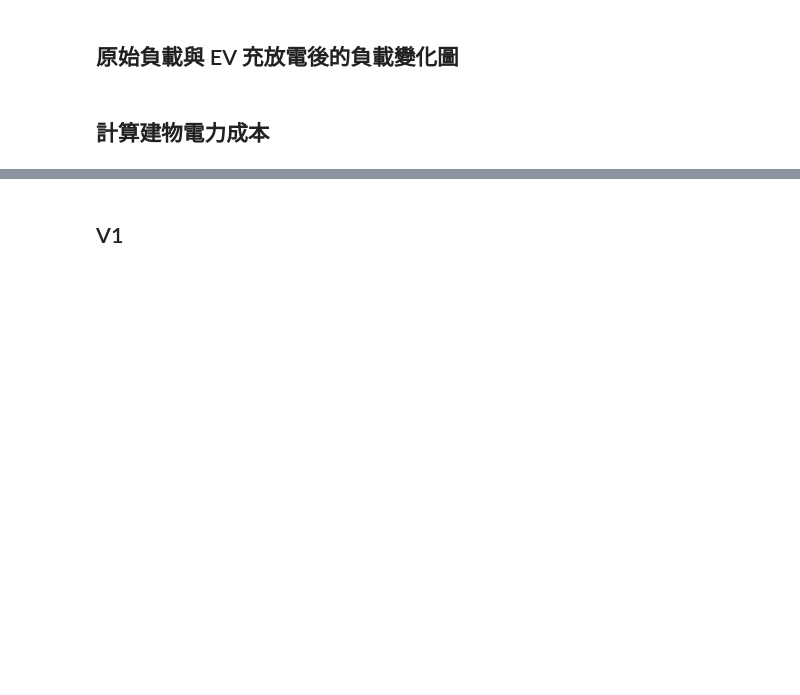
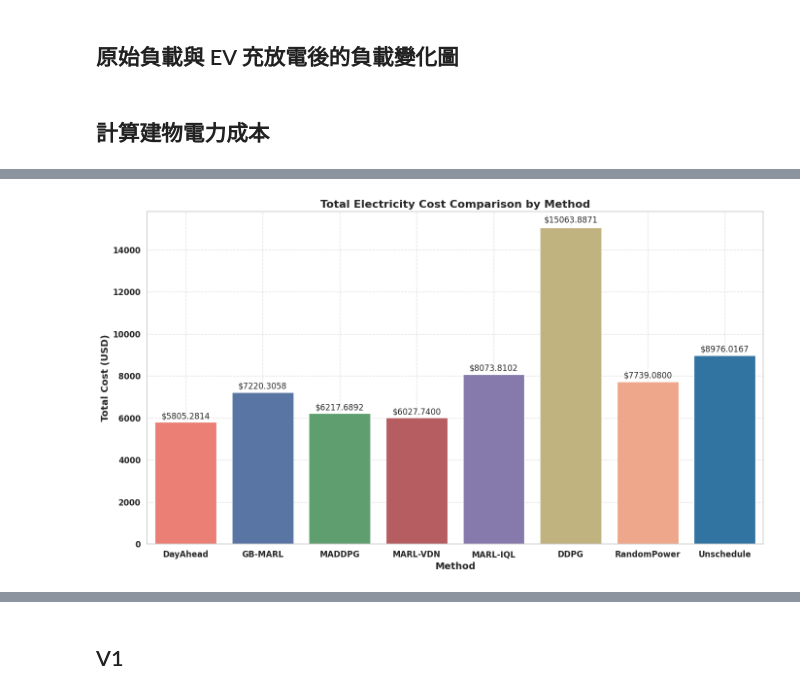
Before and after one commit to carlwang49/MY_WORK, a Jupyter notebook: Evaluation.ipynb, the cells around one changed output, grey strips where cells are left out. Drawn from its saved outputs; the diff is of its cells as text; code cells hidden in the pictures; blank space fills up the shorter version.

```diff
--- a/Evaluation.ipynb
+++ b/Evaluation.ipynb
@@ -196,14 +196,14 @@ soc_file = '/soc_history.csv'
 charging_file = '/charging_records.csv'
 
 
-DayAhead_dir = './Result/DayAheadSchedule_09-01_09-30_num10_sim_v1.1/25'
-GB_MARL_dir = './Result/GB-MARL-v2-s1_alpha0.5_beta0.1_num10_sim_v1.1/3'
-MADDPG_dir = './Result/MADDPG_07-01_09-01_10_sim_v1.1/3'
-VDN_dir = './Result/VDN-MARL_alpha0.5_beta0.5_num10_sim_v1/1'
-IQL_dir = './Result/IQL-MARL_07-01_09-01_10_sim_v1/1'
-DDPG_dir = './Result/DDPG_alpha0.5_beta0.5_10/1'
-Random_dir = './Result/RandomPower_09-01_09-30_10_sim_v1/2'
-Unschedule_dir = './Result/Unschedule_09-01_09-30_10_sim_v1/2'
+DayAhead_dir = './Result/DayAheadSchedule_09-01_09-30_num10_sim_v0/3'
+GB_MARL_dir = './Result/GB-MARL-v1.1-s0_alpha0.1_beta0.1_num10_s0/2'
+MADDPG_dir = './Result/MADDPG_07-01_09-01_10_sim_v0/1'
+VDN_dir = './Result/VDN-MARL_alpha0.5_beta0.5_num10_sim_v0/1'
+IQL_dir = './Result/IQL-MARL_07-01_09-01_10_sim_v0/1'
+DDPG_dir = './Result/DDPG_alpha0.5_beta0.5_10_sim_v0/1'
+Random_dir = './Result/RandomPower_09-01_09-30_10_sim_v0/1'
+Unschedule_dir = './Result/Unschedule_09-01_09-30_10_sim_v0/1'
 
 DayAhead_building_file = DayAhead_dir + building_file
 GB_MARL_building_file = GB_MARL_dir + test_building_file
@@ -240,3 +240,77 @@ for df, method_name in zip(data_frames, method_names):
     total_costs.append(total_cost)
     overload_penalties.append(total_overload_penalty)
     current_tariffs.append(current_tariff)
+
+
+# set plot style
+sns.set(style="whitegrid")
+
+# define colors
+colors = ['#FF6F61', '#4C72B0', '#55A868', '#C44E52', '#8172B3', '#CCB974', '#FFA07A', '#1F77B4']
+
+# plot total cost bar chart
+fig, ax = plt.subplots(figsize=(14, 8))
+bars = sns.barplot(x=method_names, y=total_costs, palette=colors, ax=ax)
+
+# add labels and title
+ax.set_xlabel('Method', fontsize=14, fontweight='bold')
+ax.set_ylabel('Total Cost (USD)', fontsize=14, fontweight='bold')
+ax.set_title('Total Electricity Cost Comparison by Method', fontsize=16, fontweight='bold')
+ax.grid(True, linestyle='--', alpha=0.6)
+
+# display total cost on top of each bar and print the value
+print("Total Costs by Method:")
+for bar, yval in zip(bars.patches, total_costs):
+    height = bar.get_height()
+    ax.text(bar.get_x() + bar.get_width()/2, height + 0.01 * height,
+            f'${height:.4f}', ha='center', va='bottom', fontsize=12)
+    print(f'{method_names[bars.patches.index(bar)]}: ${height:.4f}')
+
+plt.xticks(fontsize=12, fontweight='bold')
+plt.yticks(fontsize=12, fontweight='bold')
+plt.tight_layout()
+
+plt.show()
+
+# plot overload penalty bar chart
+fig, ax = plt.subplots(figsize=(14, 8))
+bars = sns.barplot(x=method_names, y=overload_penalties, palette=colors, ax=ax)
+
+# add labels and title
+ax.set_xlabel('Method', fontsize=14, fontweight='bold')
+ax.set_ylabel('Overload Penalty (USD)', fontsize=14, fontweight='bold')
+ax.set_title('Overload Penalty Comparison by Method', fontsize=16, fontweight='bold')
+ax.grid(True, linestyle='--', alpha=0.6)
+
+# display overload penalty on top of each bar and print the value
+print("Overload Penalties by Method:")
+for bar, yval in zip(bars.patches, overload_penalties):
+    height = bar.get_height()
+    ax.text(bar.get_x() + bar.get_width()/2, height + 0.01 * height,
+            f'${height:.4f}', ha='center', va='bottom', fontsize=12)
+    print(f'{method_names[bars.patches.index(bar)]}: ${height:.4f}')
+
+plt.xticks(fontsize=12, fontweight='bold')
+plt.yticks(fontsize=12, fontweight='bold')
+plt.tight_layout()
+plt.show()
+
+
+# fig, ax = plt.subplots(figsize=(14, 8))
+# bars = sns.barplot(x=method_names, y=current_tariffs, palette=colors, ax=ax)
+
+# ax.set_xlabel('Method', fontsize=14, fontweight='bold')
+# ax.set_ylabel('Current Tariff (USD)', fontsize=14, fontweight='bold')
+# ax.set_title('Current Tariff Comparison by Method', fontsize=16, fontweight='bold')
+# ax.grid(True, linestyle='--', alpha=0.6)
+
+# for bar, yval in zip(bars.patches, current_tariffs):
+#     height = bar.get_height()
+#     ax.text(bar.get_x() + bar.get_width()/2, height + 0.01 * height, f'${height:.2f}', ha='center', va='bottom', fontsize=12)
+
+# plt.xticks(fontsize=12, fontweight='bold')
+# plt.yticks(fontsize=12, fontweight='bold')
+# plt.tight_layout()
+
+# plt.show()
+# %% [output]
@@ -242,0 +326 @@ for df, method_name in zip(data_frames, method_names):
+[figure, added]
```
Also changed, not shown: parts of 6 cells of this notebook, 7 other files.
